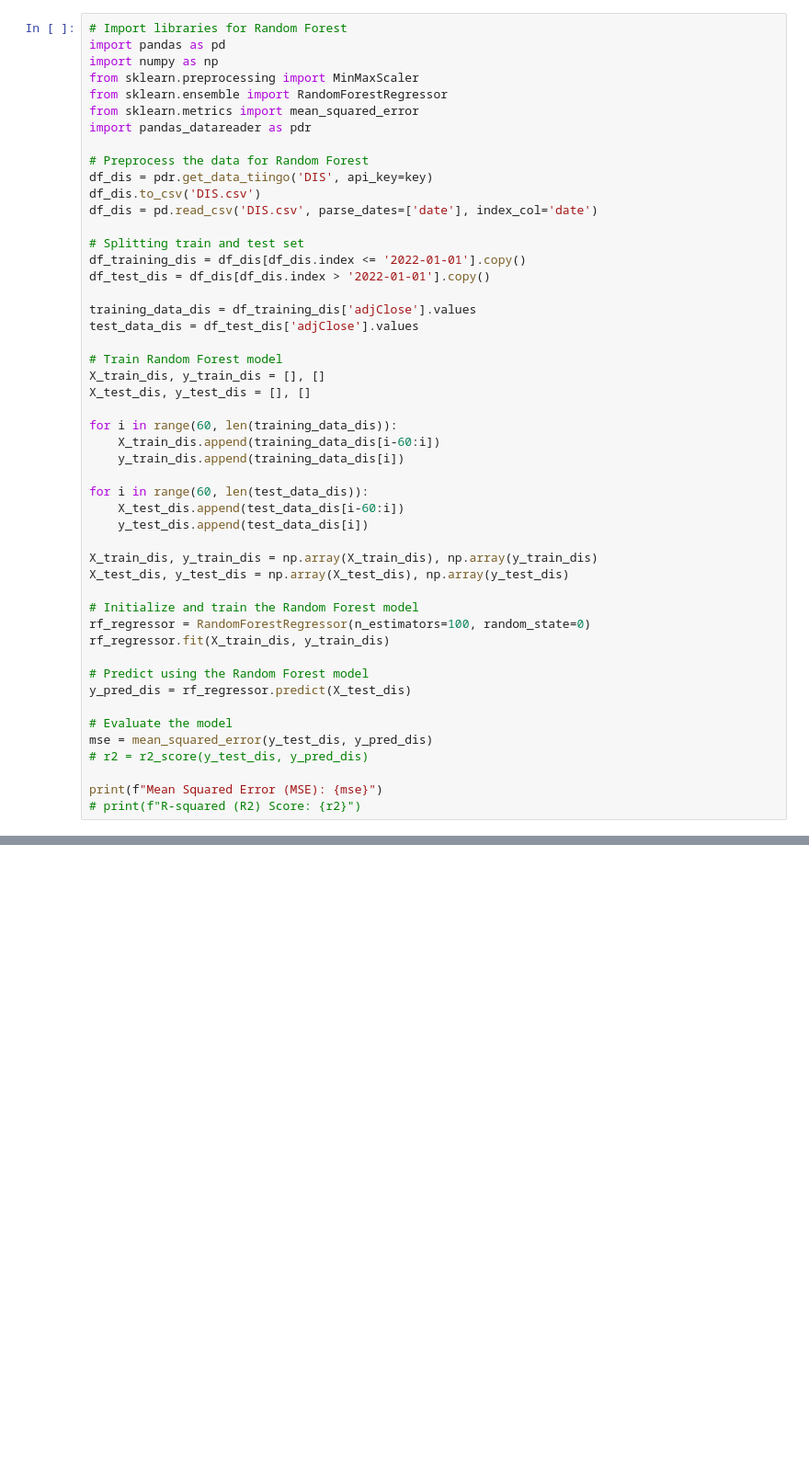
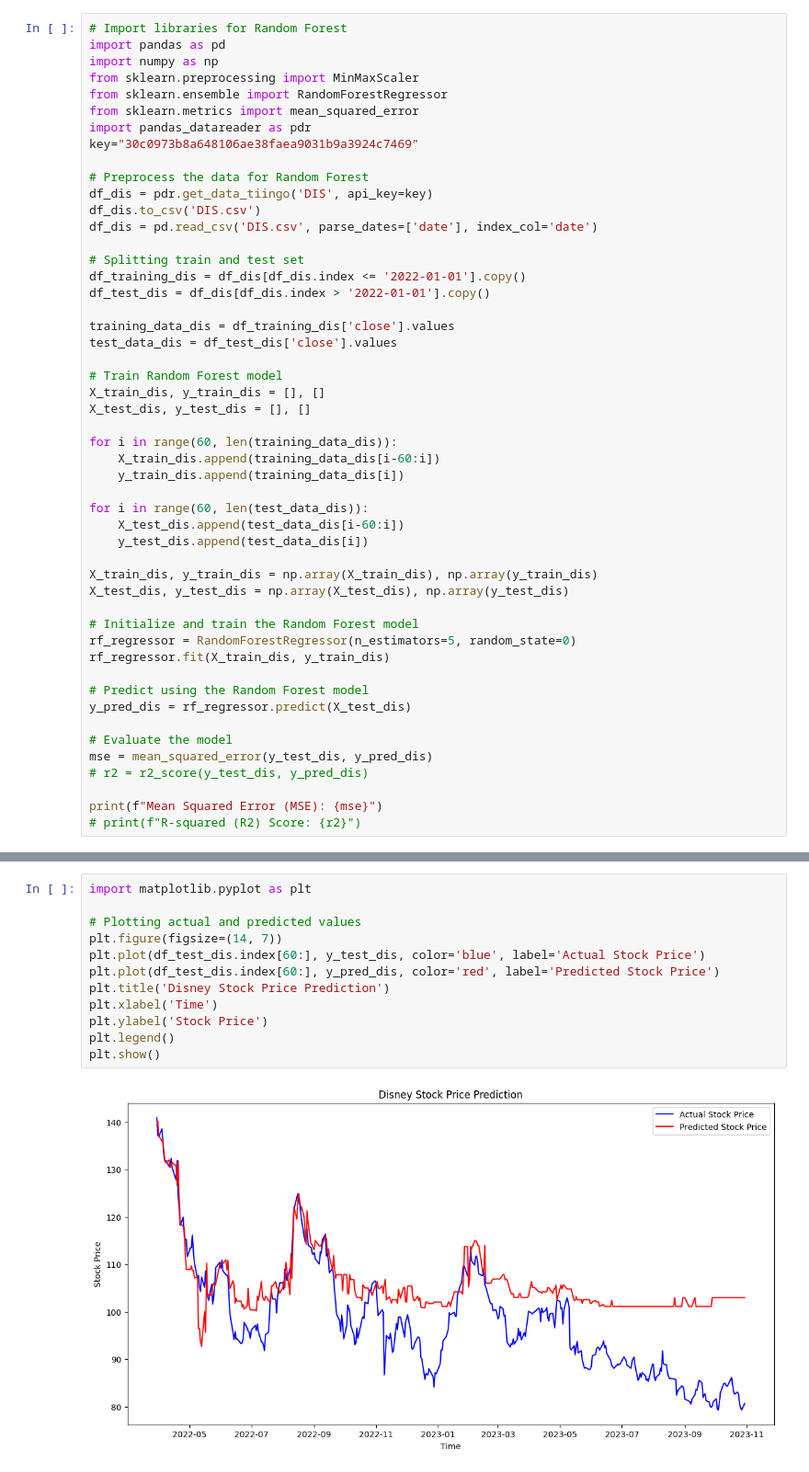
Before and after one commit to sneha180209/Stock-Closing-Price-Prediction, a Jupyter notebook: stockclosepredction_rf.ipynb, the cells around one changed output, grey strips where cells are left out. Shown: that part at 92% size. Drawn from its saved outputs; the diff is of its cells as text; blank space fills up the shorter version.

```diff
--- a/stockclosepredction_rf.ipynb
+++ b/stockclosepredction_rf.ipynb
@@ -6,6 +6,7 @@ from sklearn.preprocessing import MinMaxScaler
 from sklearn.ensemble import RandomForestRegressor
 from sklearn.metrics import mean_squared_error
 import pandas_datareader as pdr
+key="30c0973b8a648106ae38faea9031b9a3924c7469"
 
 # Preprocess the data for Random Forest
 df_dis = pdr.get_data_tiingo('DIS', api_key=key)
@@ -16,8 +17,8 @@ df_dis = pd.read_csv('DIS.csv', parse_dates=['date'], index_col='date')
 df_training_dis = df_dis[df_dis.index <= '2022-01-01'].copy()
 df_test_dis = df_dis[df_dis.index > '2022-01-01'].copy()
 
-training_data_dis = df_training_dis['adjClose'].values
-test_data_dis = df_test_dis['adjClose'].values
+training_data_dis = df_training_dis['close'].values
+test_data_dis = df_test_dis['close'].values
 
 # Train Random Forest model
 X_train_dis, y_train_dis = [], []
@@ -35,7 +36,7 @@ X_train_dis, y_train_dis = np.array(X_train_dis), np.array(y_train_dis)
 X_test_dis, y_test_dis = np.array(X_test_dis), np.array(y_test_dis)
 
 # Initialize and train the Random Forest model
-rf_regressor = RandomForestRegressor(n_estimators=100, random_state=0)
+rf_regressor = RandomForestRegressor(n_estimators=5, random_state=0)
 rf_regressor.fit(X_train_dis, y_train_dis)
 
 # Predict using the Random Forest model
@@ -51,0 +53,14 @@ Mean Squared Error (MSE): 120.51292926335451
+# %%
+import matplotlib.pyplot as plt
+
+# Plotting actual and predicted values
+plt.figure(figsize=(14, 7))
+plt.plot(df_test_dis.index[60:], y_test_dis, color='blue', label='Actual Stock Price')
+plt.plot(df_test_dis.index[60:], y_pred_dis, color='red', label='Predicted Stock Price')
+plt.title('Disney Stock Price Prediction')
+plt.xlabel('Time')
+plt.ylabel('Stock Price')
+plt.legend()
+plt.show()
+# %% [output]
+[figure, added]
```
Also changed, not shown: parts of 1 cell of this notebook, 5 other files.
